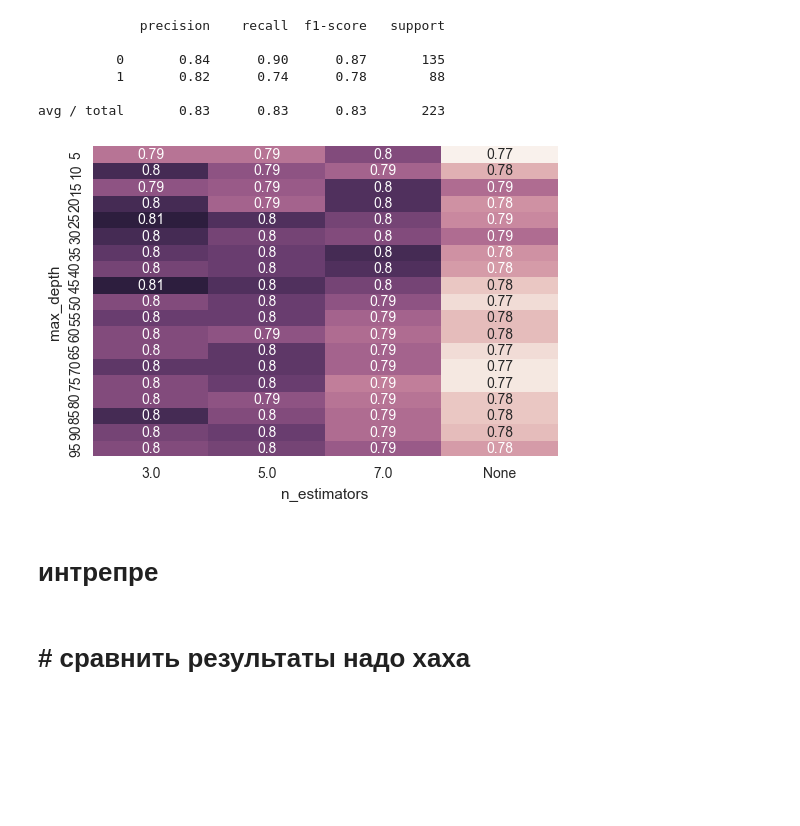
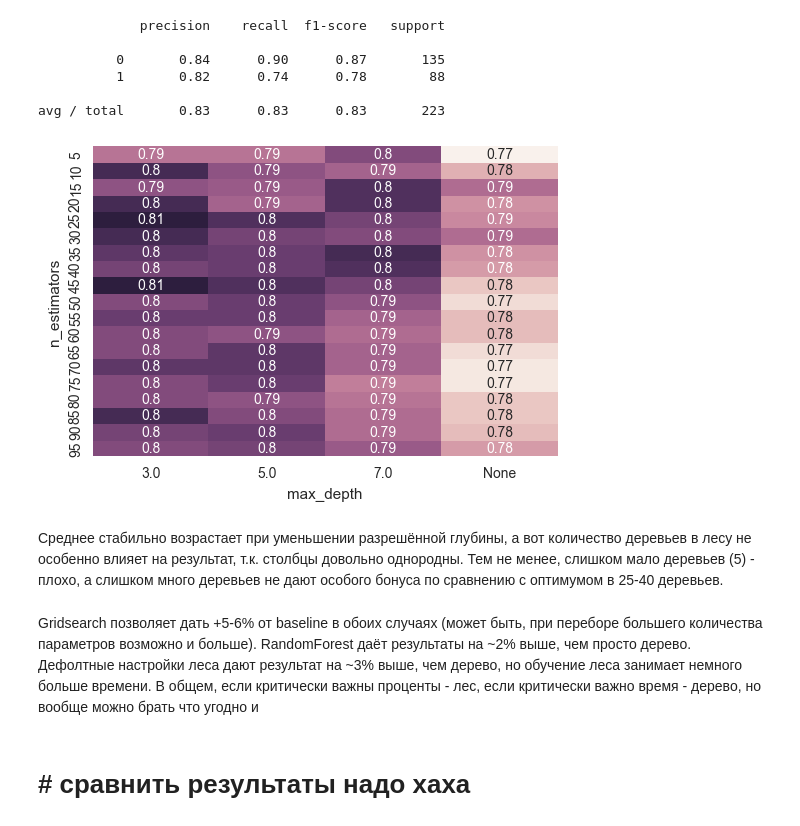
Before and after one commit to BasilisAndr/ml, a Jupyter notebook: titanic.ipynb, the cells around one changed output. Cells and saved outputs as stored; diff of their text form; code cells hidden in the pictures; blank space fills up the shorter version.

```diff
--- a/titanic.ipynb
+++ b/titanic.ipynb
@@ -361,18 +369,20 @@ print(classification_report(y_tr, y_pr))
 
 avg / total       0.83      0.83      0.83       223
 # %%
-# Изобразить результаты на диаграмме/-ах.
+# Изобразить результаты
 means = clf.cv_results_['mean_test_score']
 data = []
 for mean, params in zip(means, clf.cv_results_['params']):
-    data.append([mean, params['max_depth'], params['n_estimators']])
+    data.append([mean, params['n_estimators'], params['max_depth']])
 
 data = pd.DataFrame(data, columns=['mean']+list(parameters.keys())).fillna("None")
-data = data.pivot('max_depth', 'n_estimators', 'mean')
+data = data.pivot('n_estimators', 'max_depth', 'mean')
 sns.heatmap(data, annot=True, cbar=False);
 # %% [output]
-[figure, old version]
+[figure, new version]
-# %% [markdown]
-# интрепре
+# %% [markdown]
+Среднее стабильно возрастает при уменьшении разрешённой глубины, а вот количество деревьев в лесу не особенно влияет на результат, т.к. столбцы довольно однородны. Тем не менее, слишком мало деревьев (5) - плохо, а слишком много  деревьев не дают особого бонуса по сравнению с оптимумом в 25-40 деревьев.
+# %% [markdown]
+Gridsearch позволяет дать +5-6% от baseline в обоих случаях (может быть, при переборе большего количества параметров возможно и больше). RandomForest даёт результаты на ~2% выше, чем просто дерево. Дефолтные настройки леса дают результат на ~3% выше, чем дерево, но обучение леса занимает немного больше времени. В общем, если критически важны проценты - лес, если критически важно время - дерево, но вообще можно брать что угодно и
 # %% [markdown]
 # # сравнить результаты надо хаха
```
Also changed, not shown: parts of 6 cells of this notebook.
